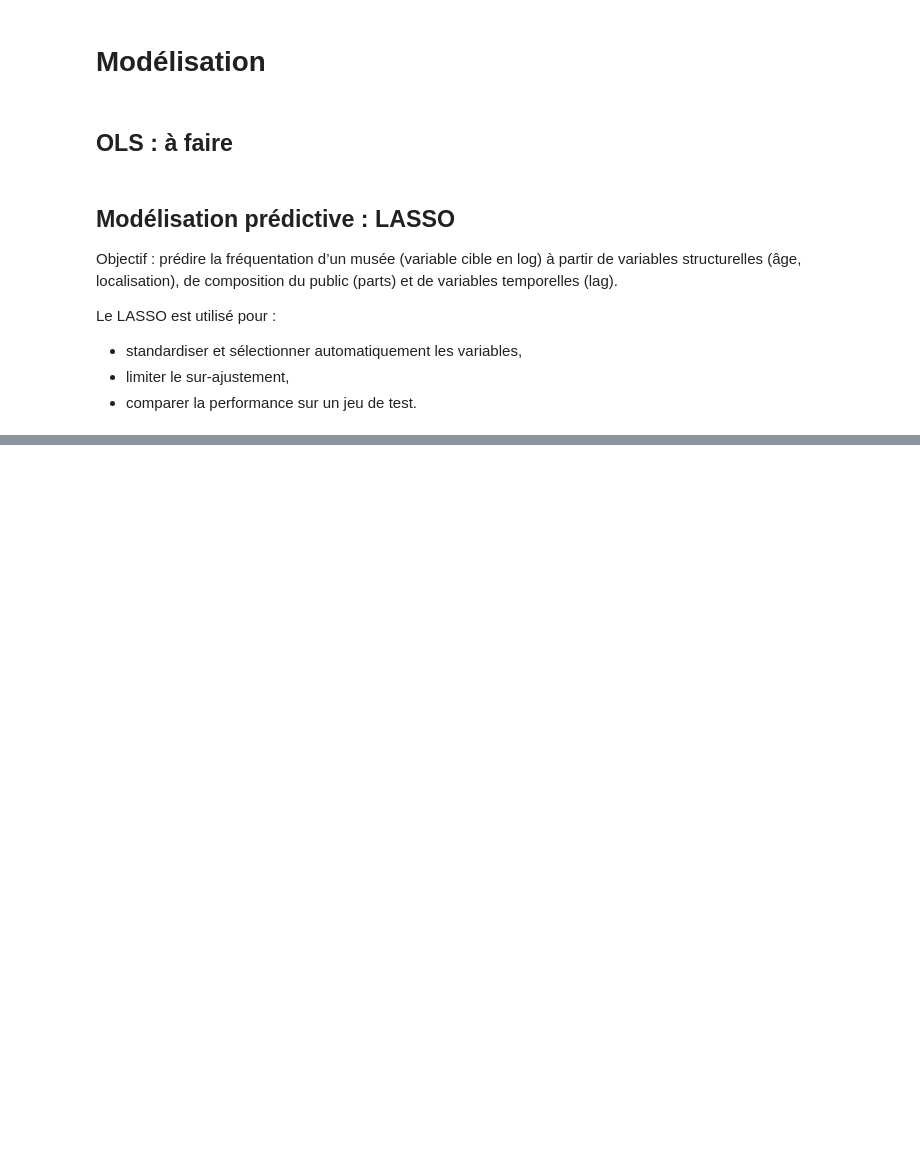
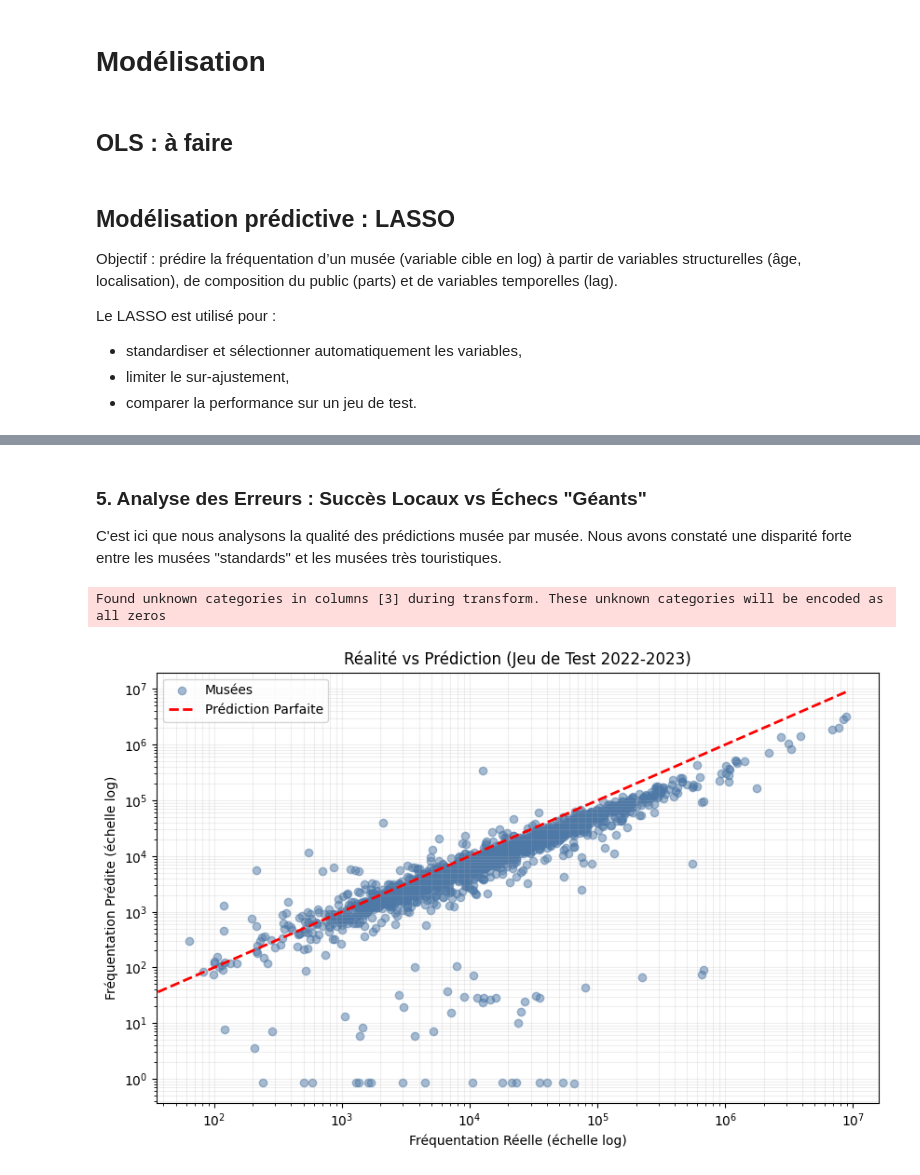
Before and after one commit to emmabezombes/prediction-musee, a Jupyter notebook: notebook/notebook_musees_test_valou.ipynb, the cells around one changed output, grey strips where cells are left out. Drawn from its saved outputs; the diff is of its cells as text; code cells hidden in the pictures; blank space fills up the shorter version.

```diff
--- a/notebook/notebook_musees_test_valou.ipynb
+++ b/notebook/notebook_musees_test_valou.ipynb
@@ -998,0 +931,17 @@ Il convient toutefois de souligner que les résultats obtenus portent exclusivem
+# %%
+# 5. MODÉLISATION AVEC LOG-TRANSFORMATION
+
+lasso_pipeline = Pipeline(steps=[
+    ('preprocessor', preprocessor),
+    ('regressor', TransformedTargetRegressor(
+        # LassoCV cherche tout seul le meilleur alpha (régularisation) par validation croisée
+        regressor=LassoCV(cv=5, random_state=42, alphas=100, max_iter=20000),
+        func=np.log1p,         # f(x) = log(1+x)
+        inverse_func=np.expm1  # f^-1(x) = exp(x)-1
+    ))
+])
+
+# Entraînement sur le passé
+print("\nEntraînement du modèle LASSO en cours...")
+lasso_pipeline.fit(X_train, y_train)
+print("Modèle entraîné avec succès.")
@@ -998,0 +1020,33 @@ Il convient toutefois de souligner que les résultats obtenus portent exclusivem
+# %% [markdown]
+### 5. Analyse des Erreurs : Succès Locaux vs Échecs "Géants"
+
+C'est ici que nous analysons la qualité des prédictions musée par musée. Nous avons constaté une disparité forte entre les musées "standards" et les musées très touristiques.
+# %%
+# ==============================================================================
+# 7. VISUALISATION DES PRÉDICTIONS
+# ==============================================================================
+
+# On récupère les prédictions (déjà en nombre de visiteurs réels grâce au Pipeline)
+y_pred_final = lasso_pipeline.predict(X_test)
+
+plt.figure(figsize=(10, 6))
+
+# Nuage de points
+plt.scatter(y_test, y_pred_final, alpha=0.5, color="#4e79a7", label="Musées")
+
+# Ligne de perfection (y = x)
+max_val = max(y_test.max(), y_pred_final.max())
+plt.plot([0, max_val], [0, max_val], 'r--', lw=2, label="Prédiction Parfaite")
+
+# Mise en forme (Échelle Log pour y voir clair car le Louvre écrase tout)
+plt.xscale('log')
+plt.yscale('log')
+plt.xlabel("Fréquentation Réelle (échelle log)")
+plt.ylabel("Fréquentation Prédite (échelle log)")
+plt.title("Réalité vs Prédiction (Jeu de Test 2022-2023)")
+plt.legend()
+plt.grid(True, which="both", ls="-", alpha=0.2)
+plt.show()
+# %% [output]
+Found unknown categories in columns [3] during transform. These unknown categories will be encoded as all zeros
+[figure, added]
```
Also changed, not shown: parts of 38 cells of this notebook.
